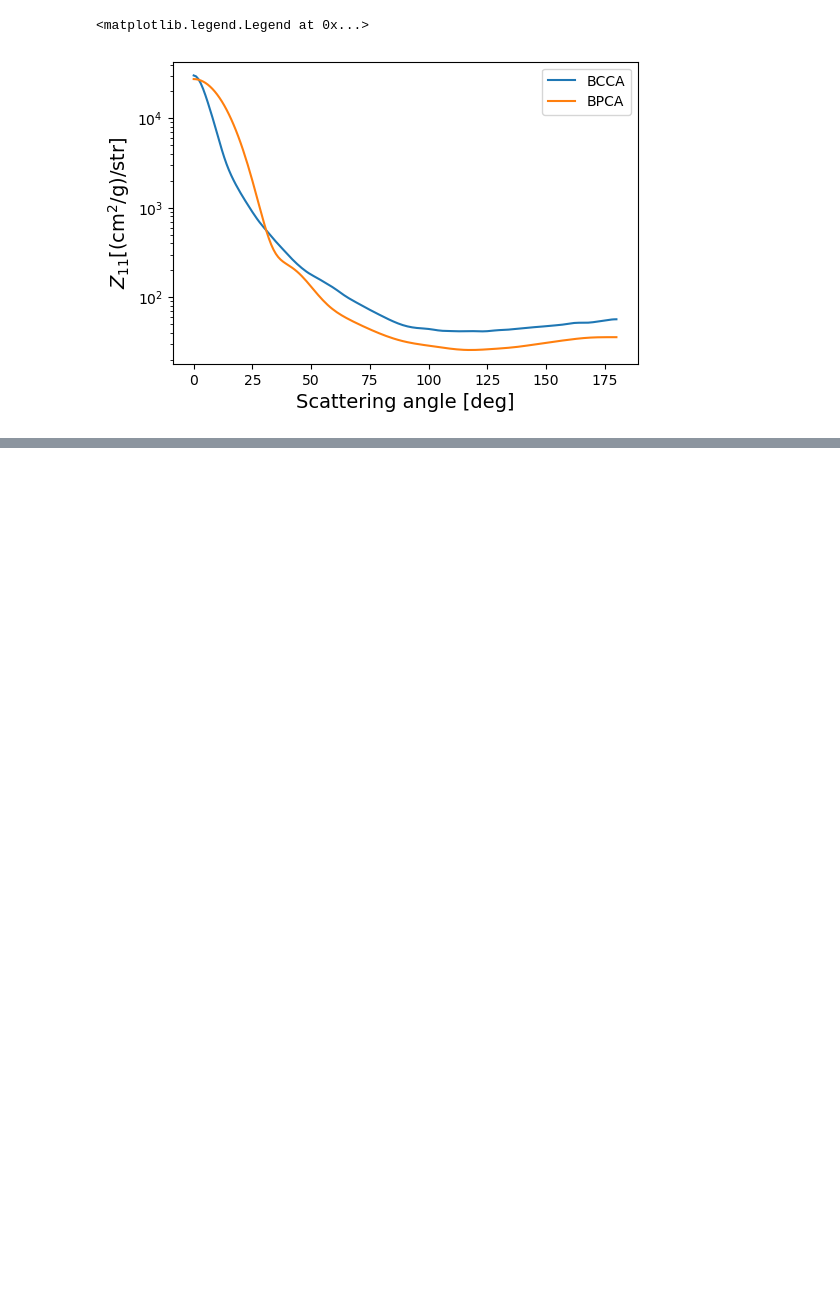
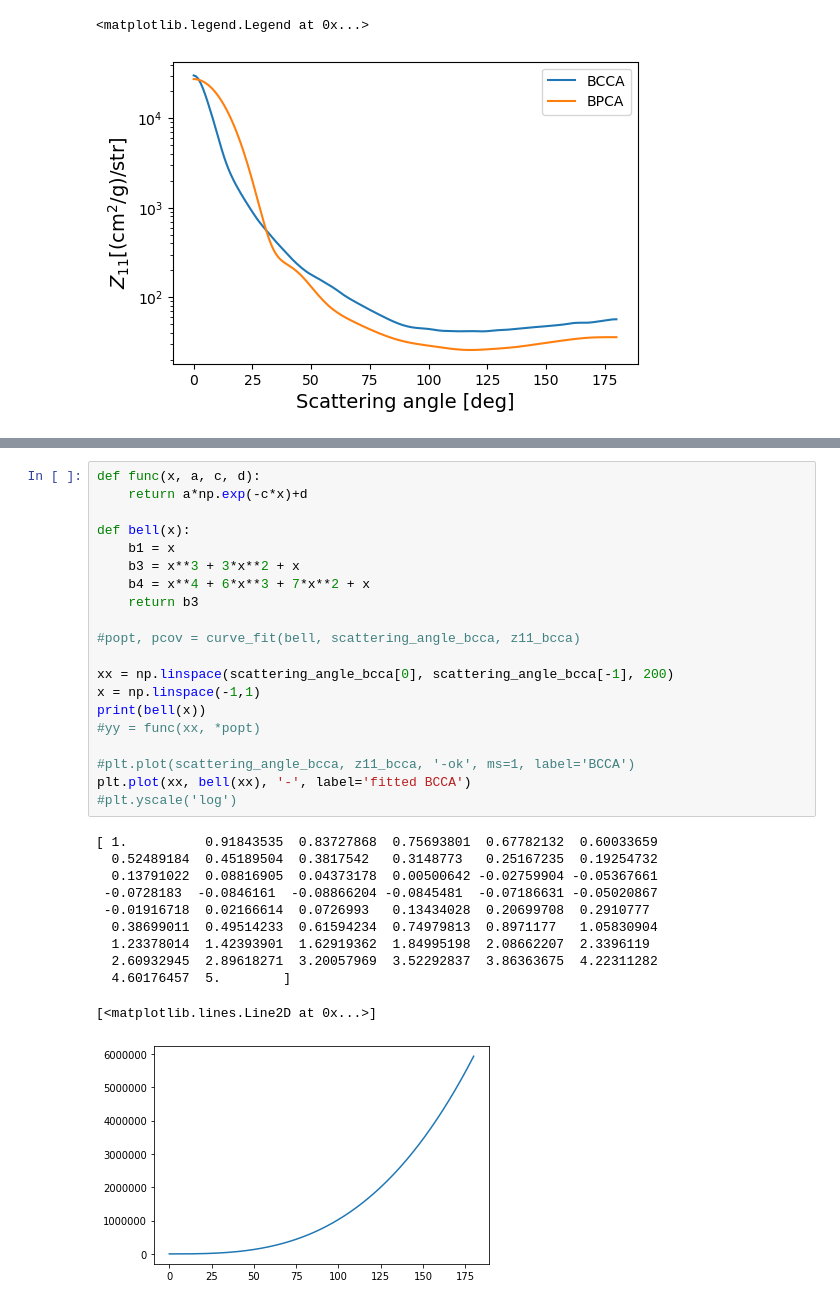
Before and after one commit to ruoyanwangdr/Cataloging-and-Visualizing-Cradles-of-Planet-Formation, a Jupyter notebook: diskmodel/disk_model_curve_fitting.ipynb, the cells around one changed output, grey strips where cells are left out. Drawn from its saved outputs; the diff is of its cells as text; blank space fills up the shorter version.

```diff
--- a/diskmodel/disk_model_curve_fitting.ipynb
+++ b/diskmodel/disk_model_curve_fitting.ipynb
@@ -83,0 +110,32 @@ plt.legend()
+# %%
+def func(x, a, c, d):
+    return a*np.exp(-c*x)+d
+
+def bell(x):
+    b1 = x
+    b3 = x**3 + 3*x**2 + x
+    b4 = x**4 + 6*x**3 + 7*x**2 + x
+    return b3
+
+#popt, pcov = curve_fit(bell, scattering_angle_bcca, z11_bcca)
+
+xx = np.linspace(scattering_angle_bcca[0], scattering_angle_bcca[-1], 200)
+x = np.linspace(-1,1)
+print(bell(x))
+#yy = func(xx, *popt)
+
+#plt.plot(scattering_angle_bcca, z11_bcca, '-ok', ms=1, label='BCCA')
+plt.plot(xx, bell(xx), '-', label='fitted BCCA')
+#plt.yscale('log')
+# %% [output]
+[ 1.          0.91843535  0.83727868  0.75693801  0.67782132  0.60033659
+  0.52489184  0.45189504  0.3817542   0.3148773   0.25167235  0.19254732
+  0.13791022  0.08816905  0.04373178  0.00500642 -0.02759904 -0.05367661
+ -0.0728183  -0.0846161  -0.08866204 -0.0845481  -0.07186631 -0.05020867
+ -0.01916718  0.02166614  0.0726993   0.13434028  0.20699708  0.2910777
+  0.38699011  0.49514233  0.61594234  0.74979813  0.8971177   1.05830904
+  1.23378014  1.42393901  1.62919362  1.84995198  2.08662207  2.3396119
+  2.60932945  2.89618271  3.20057969  3.52292837  3.86363675  4.22311282
+  4.60176457  5.        ]
+[<matplotlib.lines.Line2D at 0x...>]
+[figure, added]
```
Also changed, not shown: parts of 11 cells of this notebook.
